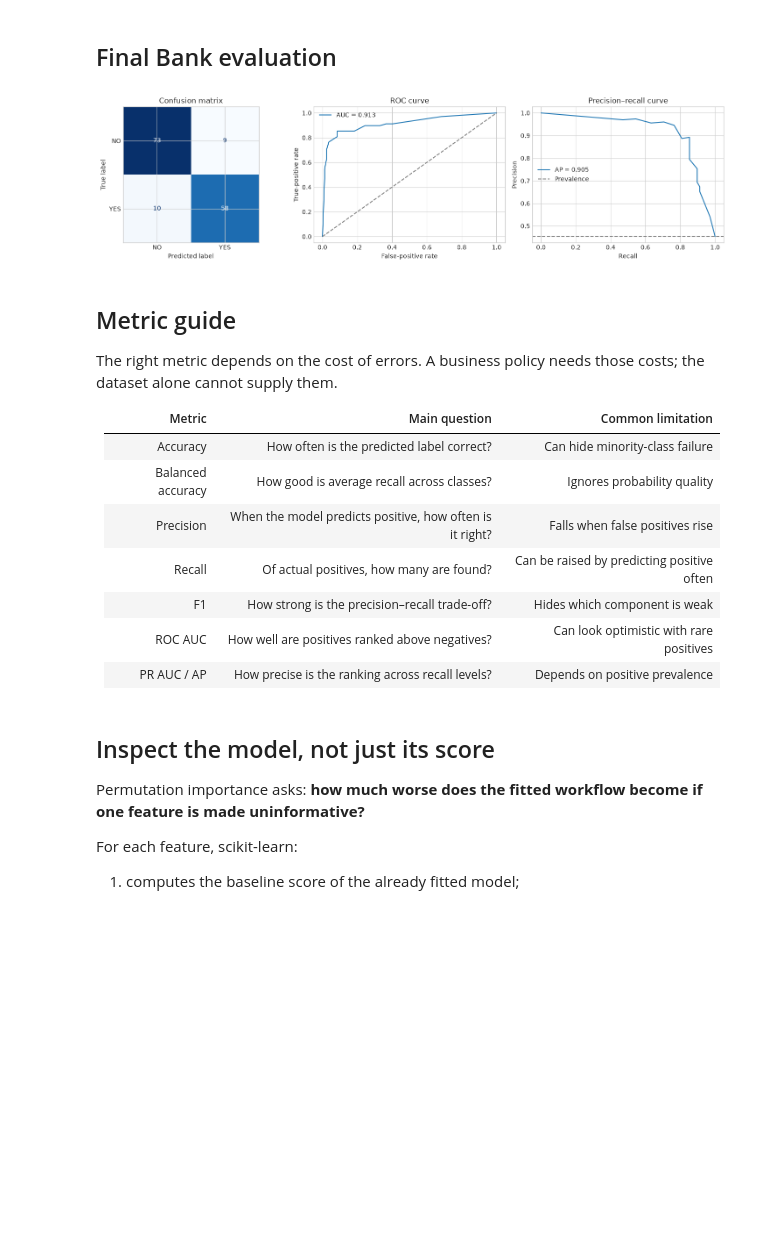
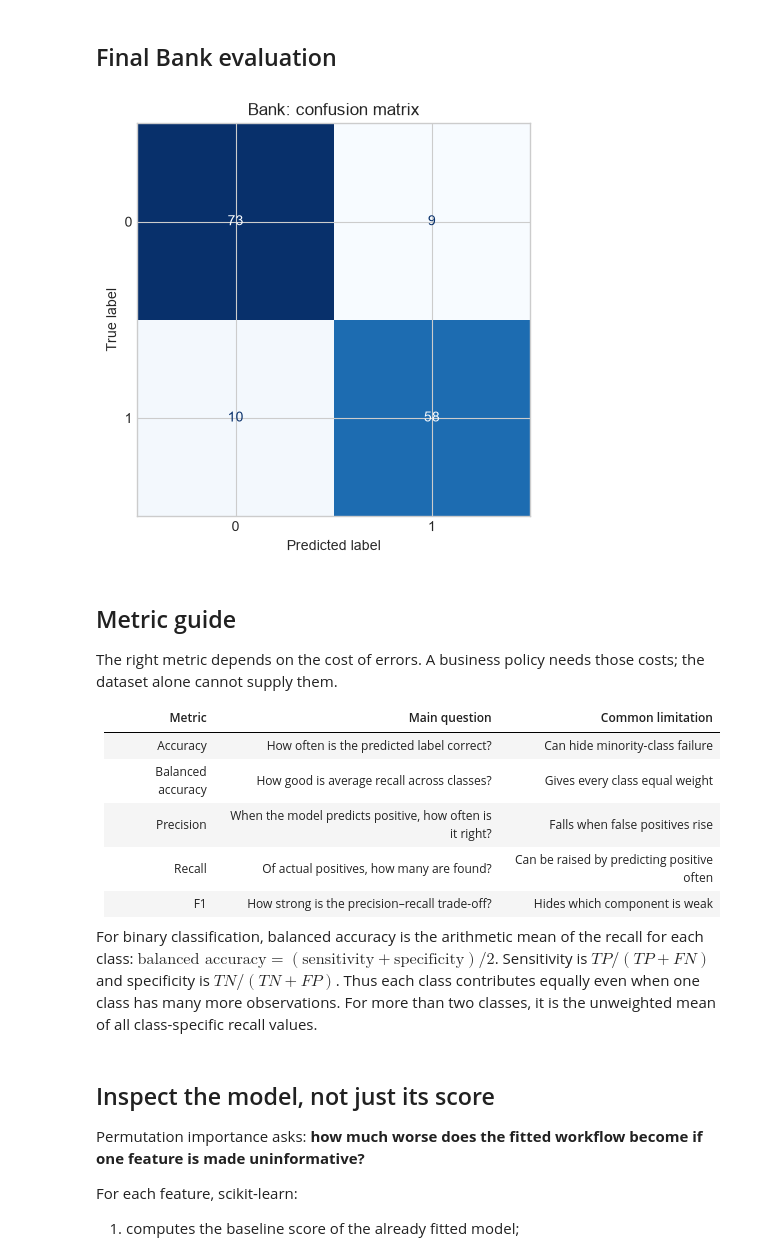
Before and after one commit to w4bo/AA2627-unibo-mldm, a Jupyter notebook: slides/lab-03-classification.ipynb, the cells around one changed output. Drawn from its saved outputs; the diff is of its cells as text; code cells hidden in the pictures; blank space fills up the shorter version.

```diff
--- a/slides/lab-03-classification.ipynb
+++ b/slides/lab-03-classification.ipynb
@@ -281,0 +275,3 @@ bank["pep"].value_counts(normalize=True).rename("proportion").to_frame()
+# %%
+bank = bank.replace({"YES": 1, "NO": 0})
+bank.info()
@@ -332,7 +381,7 @@ The test set is placed “in a vault” until model selection is complete.
 #| echo: false
 
 X_bank = bank.drop(columns=["pep", "id"])
-y_bank = bank["pep"]
+y_bank = bank["pep"].astype("int64")
 
 X_train, X_test, y_train, y_test = train_test_split(
     X_bank,
@@ -594,29 +658,13 @@ bank_test_metrics.to_frame().round(3)
 # %%
 #| echo: false
 
-fig, axes = plt.subplots(1, 3, figsize=(15, 4))
-
 ConfusionMatrixDisplay.from_predictions(
-    y_test, bank_pred, labels=["NO", "YES"], cmap="Blues", ax=axes[0], colorbar=False
+    y_test, bank_pred, labels=[0, 1], cmap="Blues", colorbar=False
 )
-axes[0].set_title("Confusion matrix")
-
-y_test_binary = (y_test == "YES").astype(int)
-fpr, tpr, _ = roc_curve(y_test_binary, bank_score)
-axes[1].plot(fpr, tpr, label=f"AUC = {roc_auc_score(y_test_binary, bank_score):.3f}")
-axes[1].plot([0, 1], [0, 1], "--", color="grey")
-axes[1].set(xlabel="False-positive rate", ylabel="True-positive rate", title="ROC curve")
-axes[1].legend()
-
-precision, recall, _ = precision_recall_curve(y_test_binary, bank_score)
-axes[2].plot(recall, precision, label=f"AP = {average_precision_score(y_test_binary, bank_score):.3f}")
-axes[2].axhline(y_test_binary.mean(), linestyle="--", color="grey", label="Prevalence")
-axes[2].set(xlabel="Recall", ylabel="Precision", title="Precision–recall curve")
-axes[2].legend()
-
+plt.title("Bank: confusion matrix")
 plt.tight_layout()
 # %% [output]
-[figure, old version]
+[figure, new version]
 # %% [markdown]
 ## Metric guide
 
@@ -625,12 +673,12 @@ The right metric depends on the cost of errors. A business policy needs those co
 | Metric | Main question | Common limitation |
 |---|---|---|
 | Accuracy | How often is the predicted label correct? | Can hide minority-class failure |
-| Balanced accuracy | How good is average recall across classes? | Ignores probability quality |
+| Balanced accuracy | How good is average recall across classes? | Gives every class equal weight |
 | Precision | When the model predicts positive, how often is it right? | Falls when false positives rise |
 | Recall | Of actual positives, how many are found? | Can be raised by predicting positive often |
 | F1 | How strong is the precision–recall trade-off? | Hides which component is weak |
-| ROC AUC | How well are positives ranked above negatives? | Can look optimistic with rare positives |
-| PR AUC / AP | How precise is the ranking across recall levels? | Depends on positive prevalence |
+
+For binary classification, balanced accuracy is the arithmetic mean of the recall for each class: $\text{balanced accuracy} = (\text{sensitivity} + \text{specificity}) / 2$. Sensitivity is $TP/(TP+FN)$ and specificity is $TN/(TN+FP)$. Thus each class contributes equally even when one class has many more observations. For more than two classes, it is the unweighted mean of all class-specific recall values.
 # %% [markdown]
 ## Inspect the model, not just its score
 
```
Also changed, not shown: parts of 30 cells of this notebook, 1 other file.
